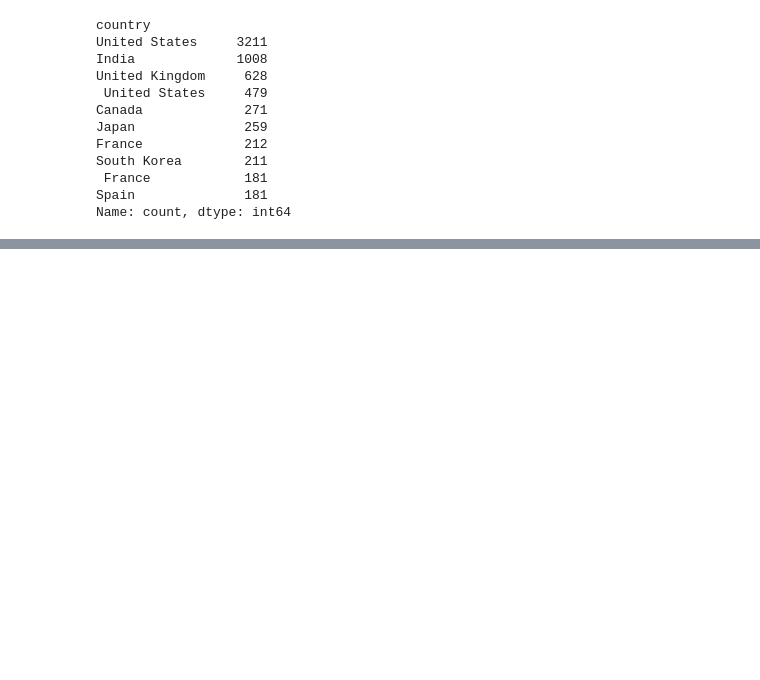
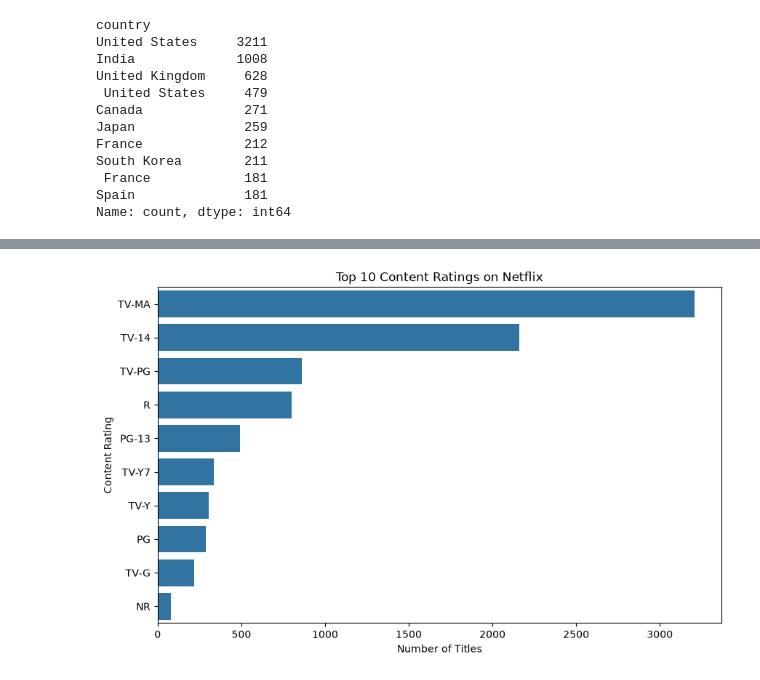
Before and after one commit to AbdallahAlaa-dot/EDA, a Jupyter notebook: Netflix_O.ipynb, the cells around one changed output, grey strips where cells are left out. Saved outputs shown, nothing was run; the diff lists cells and outputs as text; code cells hidden in the pictures; blank space fills up the shorter version.

```diff
--- a/Netflix_O.ipynb
+++ b/Netflix_O.ipynb
@@ -173,0 +870,16 @@ Name: count, dtype: int64
+# %%
+top_ratings = df['rating'].value_counts().head(10)
+
+plt.figure(figsize=(10, 6))
+
+sns.barplot(
+    x=top_ratings.values,
+    y=top_ratings.index
+)
+
+plt.title('Top 10 Content Ratings on Netflix')
+plt.xlabel('Number of Titles')
+plt.ylabel('Content Rating')
+plt.show()
+# %% [output]
+[figure, added]
```
Also changed, not shown: parts of 29 cells of this notebook, 1 other file.
